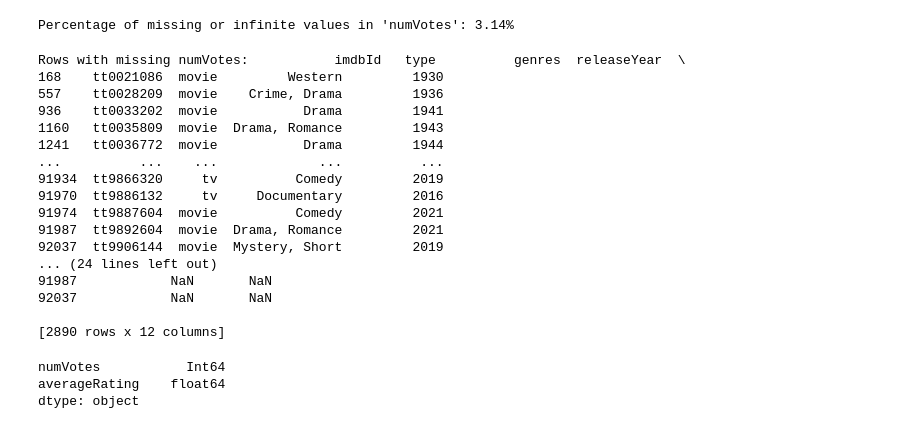
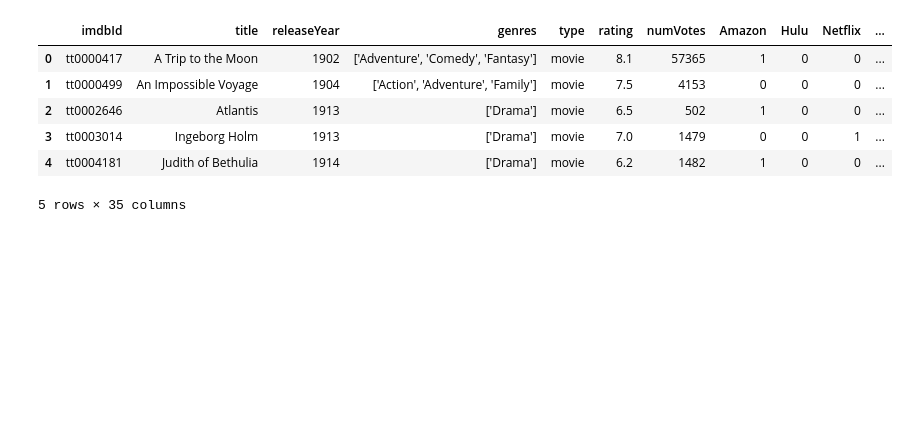
Before and after one commit to kval122/StreamingAnalysis, a Jupyter notebook: notebooks/03_cleaning_post_merge.ipynb, the cells around one changed output. Drawn from its saved outputs; the diff is of its cells as text; code cells hidden in the pictures; blank space fills up the shorter version.

Commit message:
Finalized data cleaning and merging

```diff
--- a/notebooks/03_cleaning_post_merge.ipynb
+++ b/notebooks/03_cleaning_post_merge.ipynb
@@ -3,4 +9,4 @@ import pandas as pd
 # %%
 # Load the cleaned streaming_titles_info dataset (change the path if necessary)
-file_path = r'C:\Users\kimbe\Documents\StreamingAnalysis\data\cleaned_data\streaming_titles_info.csv'
+file_path = r"C:\Users\kimbe\Documents\StreamingAnalysis\data\cleaned_data\final_df.csv"
 streaming_titles_info = pd.read_csv(file_path)
@@ -39,60 +12,0 @@ Number of duplicates: 0
-# %%
-import numpy as np
-
-# Count missing or infinite values in 'numVotes'
-missing_values_count = streaming_titles_info['numVotes'].isna().sum() + (streaming_titles_info['numVotes'] == np.inf).sum() + (streaming_titles_info['numVotes'] == -np.inf).sum()
-
-# Calculate the total number of rows in the dataset
-total_rows = streaming_titles_info.shape[0]
-
-# Calculate the percentage of missing or infinite values
-missing_percentage = (missing_values_count / total_rows) * 100
-print(f"Percentage of missing or infinite values in 'numVotes': {missing_percentage:.2f}%")
-# %% [output]
-Percentage of missing or infinite values in 'numVotes': 3.14%
-# %%
-missing_votes = streaming_titles_info[streaming_titles_info['numVotes'].isna()]
-print(f"Rows with missing numVotes: {missing_votes}")
-# %% [output]
-Rows with missing numVotes:           imdbId   type          genres  releaseYear  \
-168    tt0021086  movie         Western         1930
-557    tt0028209  movie    Crime, Drama         1936
-936    tt0033202  movie           Drama         1941
-1160   tt0035809  movie  Drama, Romance         1943
-1241   tt0036772  movie           Drama         1944
-...          ...    ...             ...          ...
-91934  tt9866320     tv          Comedy         2019
-91970  tt9886132     tv     Documentary         2016
-91974  tt9887604  movie          Comedy         2021
-91987  tt9892604  movie  Drama, Romance         2021
-92037  tt9906144  movie  Mystery, Short         2019
-... (24 lines left out)
-91987            NaN       NaN
-92037            NaN       NaN
-
-[2890 rows x 12 columns]
-# %%
-import numpy as np
-import pandas as pd
-
-# Convert 'numVotes' to numeric, coercing errors to NaN, and then convert to int (except for NaN and inf values)
-streaming_titles_info['numVotes'] = pd.to_numeric(streaming_titles_info['numVotes'], errors='coerce')
-
-# Keep 'averageRating' as float, coercing errors to NaN (if any)
-streaming_titles_info['averageRating'] = pd.to_numeric(streaming_titles_info['averageRating'], errors='coerce')
-
-# Replace infinite values with NaN in both columns
-streaming_titles_info.replace([np.inf, -np.inf], np.nan, inplace=True)
-
-# Convert 'numVotes' to integer, handling NaN properly
-streaming_titles_info['numVotes'] = streaming_titles_info['numVotes'].fillna(np.nan).astype('Int64')
-
-# Check data types
-print(streaming_titles_info[['numVotes', 'averageRating']].dtypes)
-# %% [output]
-numVotes           Int64
-averageRating    float64
-dtype: object
-# %%
-# Standardize column names (e.g., lowercase and replace spaces with underscores)
-streaming_titles_info.columns = streaming_titles_info.columns.str.lower().str.replace(' ', '_')
@@ -106,3 +13,20 @@ def check_unique_values(df, column):
+# %%
+# Rename columns in the dataframe
+streaming_titles_info = streaming_titles_info.rename(columns={
+    'imdbNumVotes': 'numVotes',
+    'imdbAverageRating': 'rating'
+})
+
+# Verify the changes
+streaming_titles_info.head()
+# %% [output]
+|  | imdbId | title | releaseYear | genres | type | rating | numVotes | Amazon | Hulu | Netflix | ... |
+| 0 | tt0000417 | A Trip to the Moon | 1902 | ['Adventure', 'Comedy', 'Fantasy'] | movie | 8.1 | 57365 | 1 | 0 | 0 | ... |
+| 1 | tt0000499 | An Impossible Voyage | 1904 | ['Action', 'Adventure', 'Family'] | movie | 7.5 | 4153 | 0 | 0 | 0 | ... |
+| 2 | tt0002646 | Atlantis | 1913 | ['Drama'] | movie | 6.5 | 502 | 1 | 0 | 0 | ... |
+| 3 | tt0003014 | Ingeborg Holm | 1913 | ['Drama'] | movie | 7.0 | 1479 | 0 | 0 | 1 | ... |
+| 4 | tt0004181 | Judith of Bethulia | 1914 | ['Drama'] | movie | 6.2 | 1482 | 1 | 0 | 0 | ... |
+5 rows × 35 columns
 # %%
 streaming_titles_info.info()
 # %% [output]
```
Also changed, not shown: parts of 28 cells of this notebook, 5 other files.
